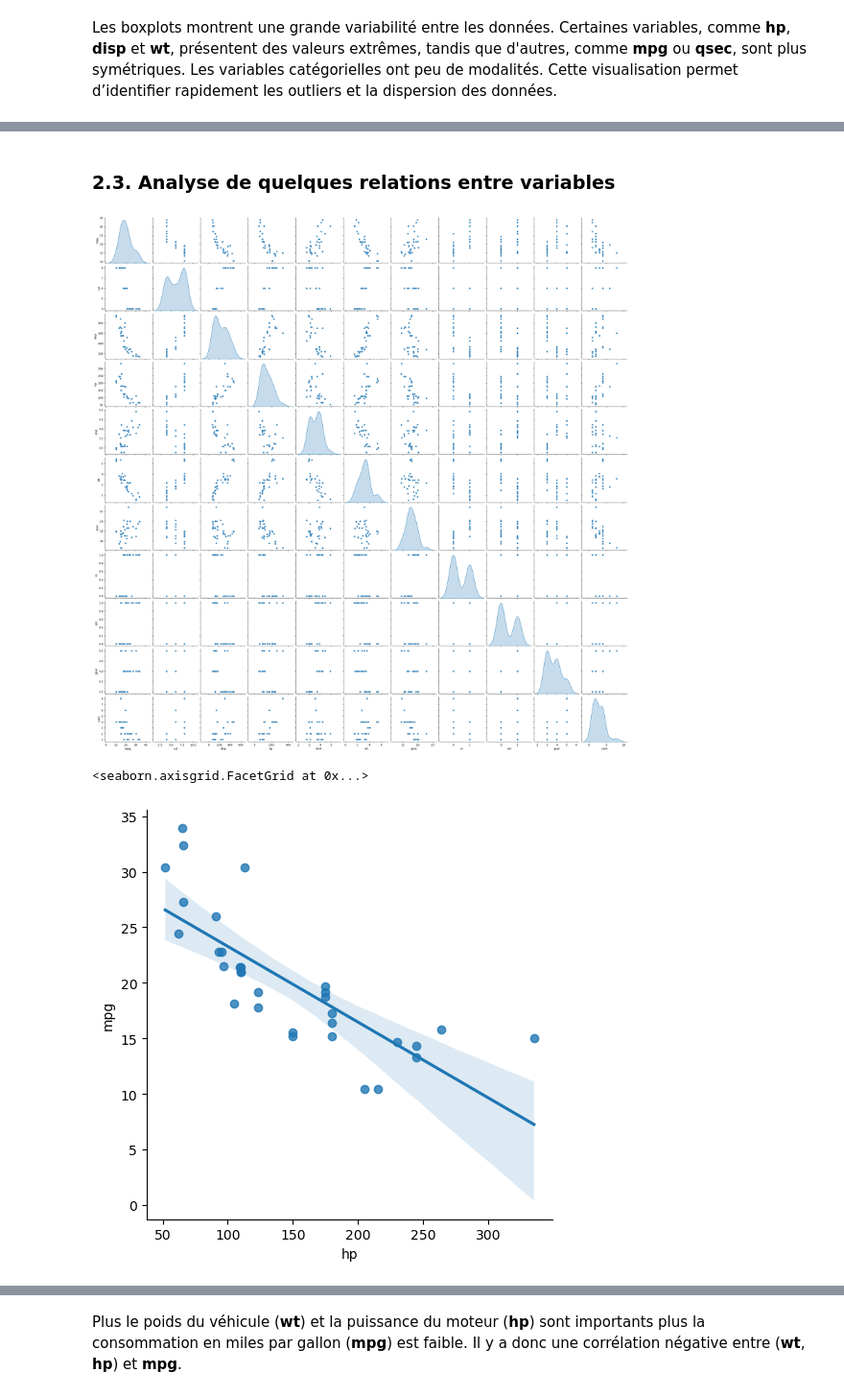
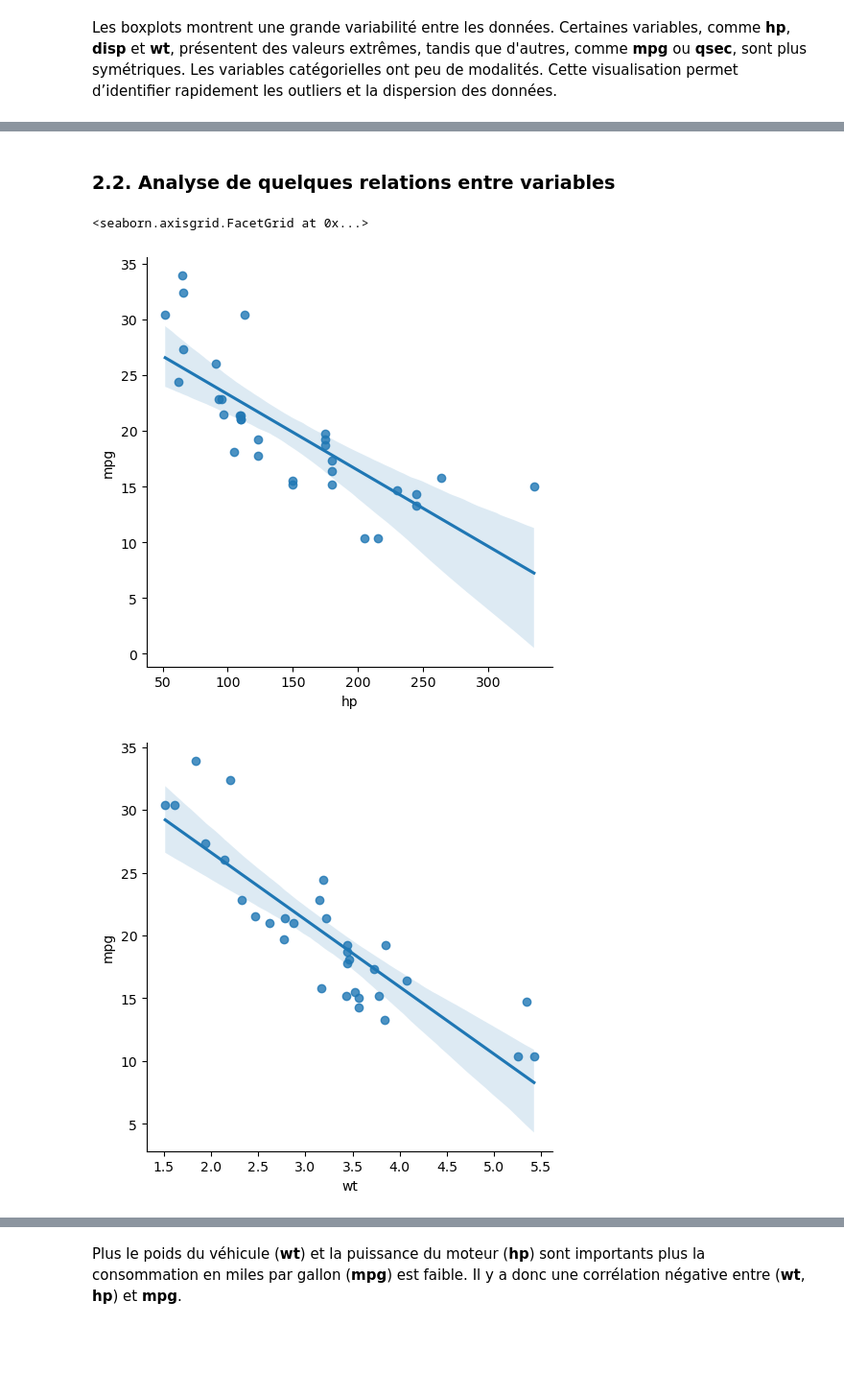
Before and after one commit to touss643/60-Jours-de-RL, a Jupyter notebook: src/Jour_43.ipynb, the cells around one changed output, grey strips where cells are left out. Shown at 96% size. Saved outputs shown, nothing was run; the diff lists cells and outputs as text; code cells hidden in the pictures; blank space fills up the shorter version.

```diff
--- a/src/Jour_43.ipynb
+++ b/src/Jour_43.ipynb
@@ -156,14 +138,11 @@ plt.show()
 # %% [markdown]
-### 2.3. Analyse de quelques relations entre variables
+### 2.2. Analyse de quelques relations entre variables
 # %%
-# Pairplot des variables principales
-sns.pairplot(df, diag_kind="kde")
-plt.show()
+# Relation entre mpg et d'autres variables
 
-# Relation entre mpg et d'autres variables
 sns.lmplot(x="hp", y="mpg", data=df)
 sns.lmplot(x="wt", y="mpg", data=df)
 # %% [output]
+<seaborn.axisgrid.FacetGrid at 0x...>
-[figure, old version]
+[figure, new version]
-<seaborn.axisgrid.FacetGrid at 0x...>
-[figure, old version]
+[figure, new version]
```
Also changed, not shown: parts of 16 cells of this notebook, 2 other files.
